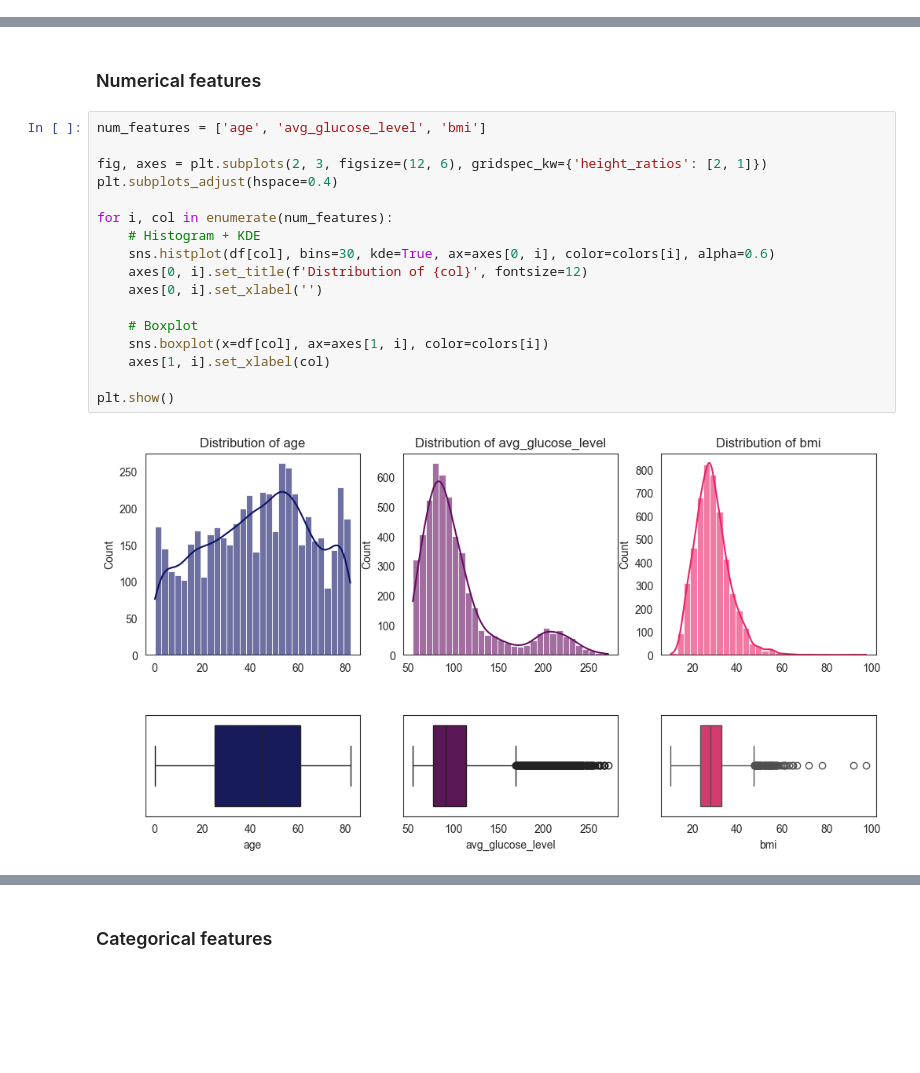
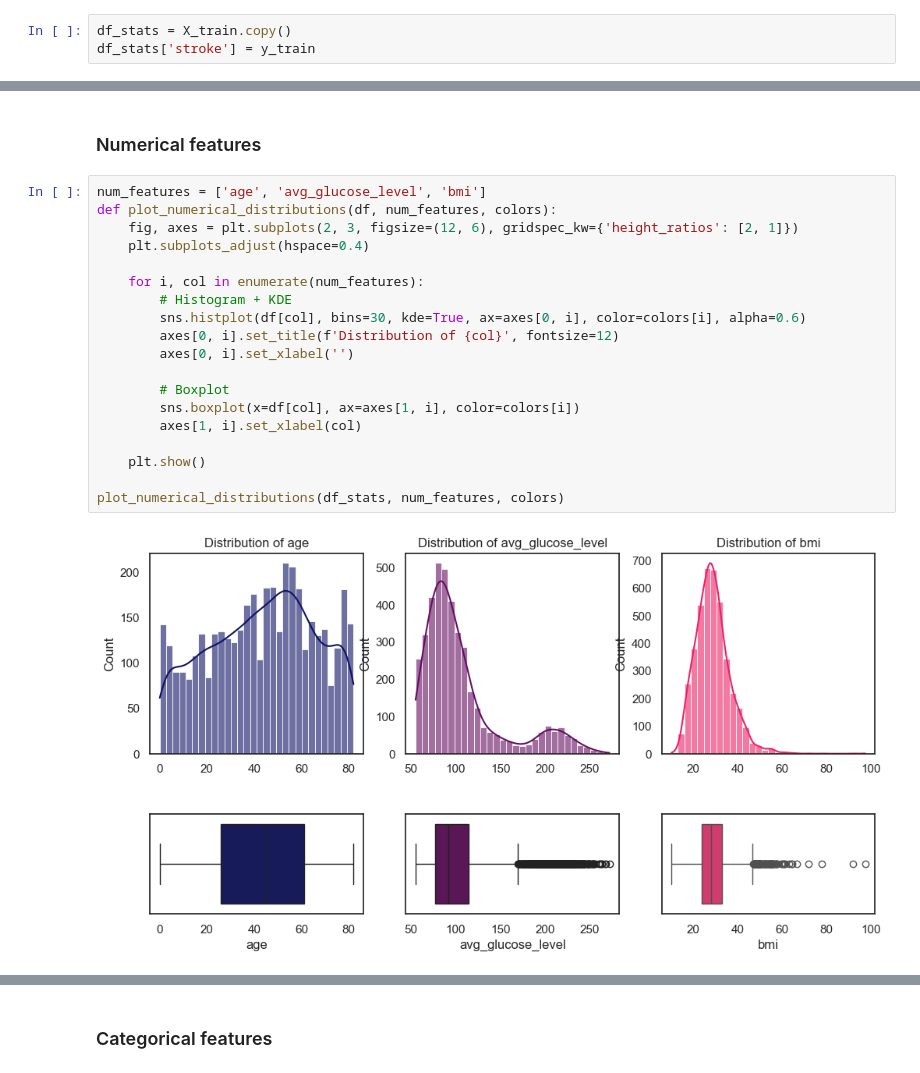
Before and after one commit to ThinHu/stroke-risk-prediction, a Jupyter notebook: notebook.ipynb, the cells around one changed output, grey strips where cells are left out. Cells and saved outputs as stored; diff of their text form; blank space fills up the shorter version.

```diff
--- a/notebook.ipynb
+++ b/notebook.ipynb
@@ -149,2 +196,5 @@ Dataset Shape: (5110, 12)
 # %% [markdown]
 # 2. Exploratory Data Analysis
+# %%
+df_stats = X_train.copy()
+df_stats['stroke'] = y_train
@@ -182,20 +256,22 @@ plt.show()
 ### Numerical features
 # %%
 num_features = ['age', 'avg_glucose_level', 'bmi']
+def plot_numerical_distributions(df, num_features, colors):
+    fig, axes = plt.subplots(2, 3, figsize=(12, 6), gridspec_kw={'height_ratios': [2, 1]})
+    plt.subplots_adjust(hspace=0.4)
 
-fig, axes = plt.subplots(2, 3, figsize=(12, 6), gridspec_kw={'height_ratios': [2, 1]})
-plt.subplots_adjust(hspace=0.4)
+    for i, col in enumerate(num_features):
+        # Histogram + KDE
+        sns.histplot(df[col], bins=30, kde=True, ax=axes[0, i], color=colors[i], alpha=0.6)
+        axes[0, i].set_title(f'Distribution of {col}', fontsize=12)
+        axes[0, i].set_xlabel('')
 
-for i, col in enumerate(num_features):
-    # Histogram + KDE
-    sns.histplot(df[col], bins=30, kde=True, ax=axes[0, i], color=colors[i], alpha=0.6)
-    axes[0, i].set_title(f'Distribution of {col}', fontsize=12)
-    axes[0, i].set_xlabel('')
+        # Boxplot
+        sns.boxplot(x=df[col], ax=axes[1, i], color=colors[i])
+        axes[1, i].set_xlabel(col)
 
-    # Boxplot
-    sns.boxplot(x=df[col], ax=axes[1, i], color=colors[i])
-    axes[1, i].set_xlabel(col)
+    plt.show()
 
-plt.show()
+plot_numerical_distributions(df_stats, num_features, colors)
 # %% [output]
-[figure, old version]
+[figure, new version]
```
Also changed, not shown: parts of 32 cells of this notebook.
